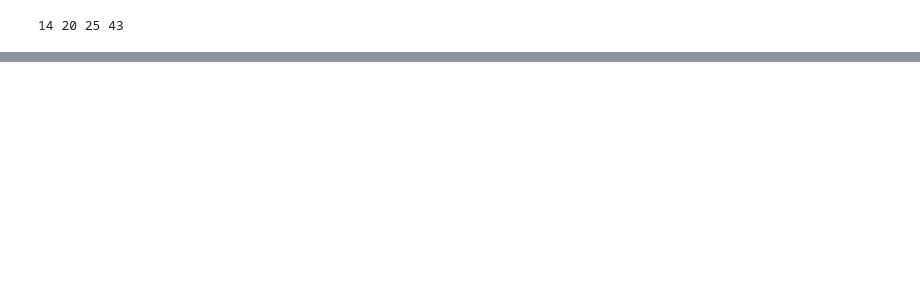
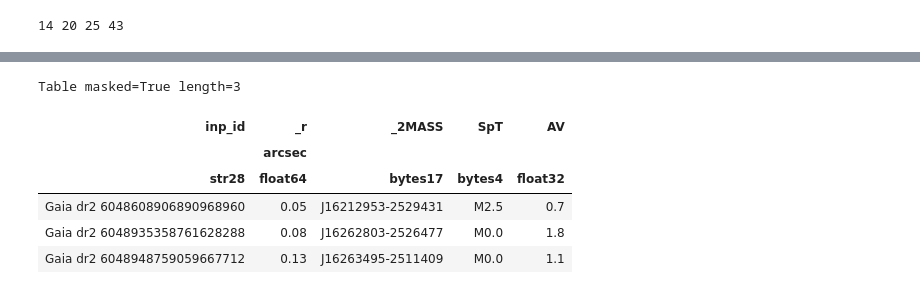
Before and after one commit to hectorcanovas/data_mining_Gaia_DR2, a Jupyter notebook: sample_comp/03_compare_to_simbad.ipynb, the cells around one changed output, grey strips where cells are left out. Cells and saved outputs as stored; diff of their text form; code cells hidden in the pictures; blank space fills up the shorter version.

```diff
--- a/sample_comp/03_compare_to_simbad.ipynb
+++ b/sample_comp/03_compare_to_simbad.ipynb
@@ -21,12 +21,11 @@ from extra_codes import sample_initial as samp_ini, sample_comp as samp_comp
 # %%
 # Path to data =================================
 warnings.simplefilter('ignore', AstropyWarning)
-cols   = ['TYPED_ID', 'MAIN_ID', 'OTYPE_S', 'RA_d', 'DEC_d', 'FLUX_BIBCODE_J', 'NB_REF']
 
-common = Table.read('common_sample_case_0.vot', format = 'votable')
-new    = common[common['Control'] == 'N']
+entire = Table.read('tab_3.vot', format = 'votable')
+new    = entire[(entire['DOH'] == 'YYY') & (entire['Control'] == 'N')]
 simbad = Table.read('simbad.xml', format = 'votable')
-simbad = simbad[cols]
+simbad = simbad['TYPED_ID', 'MAIN_ID', 'OTYPE_S', 'RA_d', 'DEC_d', 'FLUX_BIBCODE_J', 'NB_REF']
 simbad.sort('RA_d')
 
 print(f'Common-NO-Control in Simbad:             {len(simbad):>7.0f} Elements')
@@ -45,9 +44,9 @@ Table masked=True length=3
 | Gaia dr2 6050345104469958400 | 2MASS J16170148-2329058 | brownD* | 244.25618444 | -23.48493246 | 2007MNRAS.374..372L | 1 |
 # %%
 # Examine the most famous (known )objects ======
-indexes = simbad.argsort(keys='NB_REF')[::-1]
-simbad  = simbad[indexes]
-simbad[0:5]
+famous = simbad.group_by('NB_REF')
+famous.reverse()
+famous[0:5]
 # %% [output]
 Table masked=True length=5
 | TYPED_ID | MAIN_ID | OTYPE_S | RA_d | DEC_d | FLUX_BIBCODE_J | NB_REF |
@@ -208,0 +154,10 @@ print(len(cat_2007_K), len(cat_2015_R), len(cat_2012_L), len(merged))
+# %%
+cat_2015_R[0:3]
+# %% [output]
+Table masked=True length=3
+| inp_id | _r | _2MASS | SpT | AV |
+|  | arcsec |  |  |  |
+| str28 | float64 | bytes17 | bytes4 | float32 |
+| Gaia dr2 6048608906890968960 | 0.05 | J16212953-2529431 | M2.5 | 0.7 |
+| Gaia dr2 6048935358761628288 | 0.08 | J16262803-2526477 | M0.0 | 1.8 |
+| Gaia dr2 6048948759059667712 | 0.13 | J16263495-2511409 | M0.0 | 1.1 |
```
Also changed, not shown: parts of 9 cells of this notebook, 35 other files.
